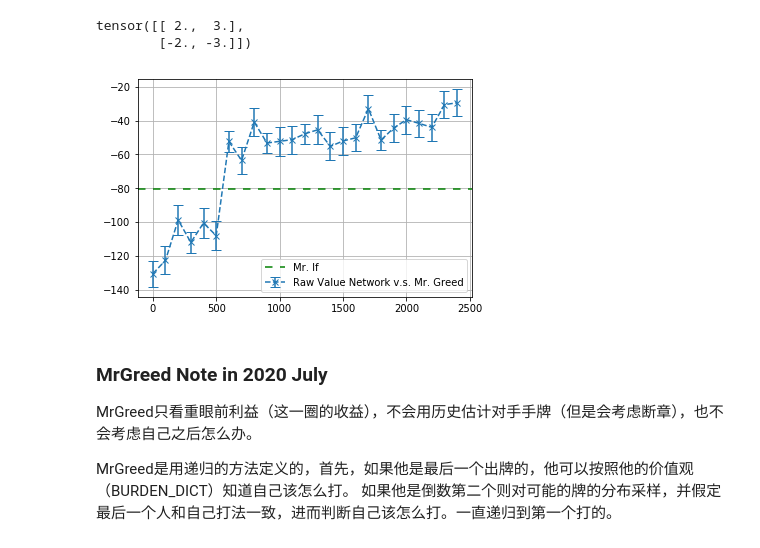
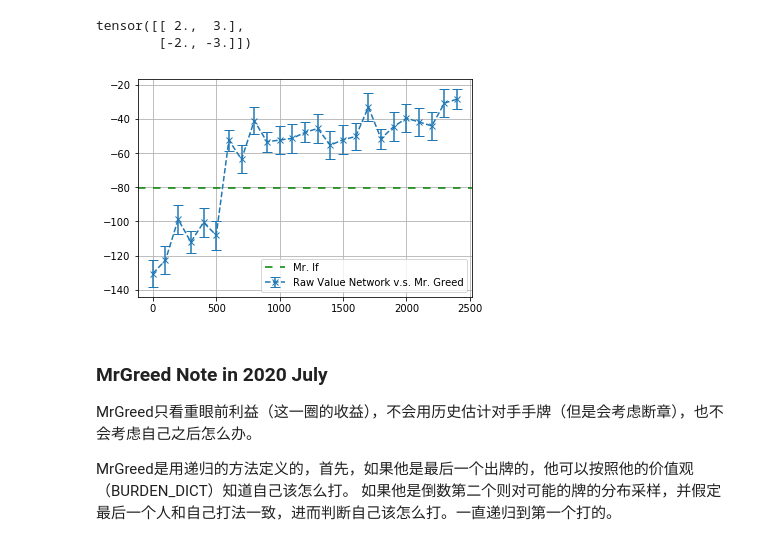
Before and after one commit to Gongzhu-Society/MrIfOffline, a Jupyter notebook: diary.ipynb, the cells around one changed output. Cells and saved outputs as stored; diff of their text form; code cells hidden in the pictures.

```diff
--- a/diary.ipynb
+++ b/diary.ipynb
@@ -133,27 +133,27 @@ tensor([[ 2.,  3.],
 # %%
 import matplotlib.pyplot as plt
 from matplotlib.ticker import AutoMinorLocator,MultipleLocator
 
 t=[0     ,100   ,200  ,300   ,400   ,500   ,600  ,700  ,800  ,900  ,1000 ,1100 ,1200 ,
   1300 ,1400 ,1500 ,1600 ,1700 ,1800 ,1900 ,2000 ,2100 ,2200 ,2300 ,2400 ,]
 v=[-130.6,-122.7,-98.8,-112.1,-100.6,-108.1,-52.4,-63.6,-40.9,-53.3,-52.3,-51.3,-47.8,
-  -45.5,-55.3,-52.1,-50.2,-33.0,-51.5,-44.4,-39.5,-41.7,-44.0,-30.6,-29.5,]
+  -45.5,-55.3,-52.1,-50.2,-33.0,-51.5,-44.4,-39.5,-41.7,-44.0,-30.6,-28.3,]
 e=[7.8   ,8.3   ,8.7  ,6.2   ,8.7   ,8.6   ,6.1  ,8.2  ,8.1  ,5.9  ,8.4  ,8.3  ,5.9  ,
-  8.5  ,8.3  ,8.5  ,8.1  ,8.2  ,5.8  ,8.5  ,8.2  ,8.1  ,8.1  ,8.1  ,8.0  ,]
+  8.5  ,8.3  ,8.5  ,8.1  ,8.2  ,5.8  ,8.5  ,8.2  ,8.1  ,8.1  ,8.1  ,5.7  ,]
 
 fig=plt.figure()
-#fig.set_size_inches(12,9)
+#fig.set_size_inches(4,3)
 ax1=fig.subplots(1)
 #ax1.plot()
 ax1.errorbar(t,v,yerr=e,fmt='x--',capsize=5,label="Raw Value Network v.s. Mr. Greed")
 ax1.axhline(y=-80.3,dashes=(5,5),c='g',label="Mr. If")
 ax1.grid(True,which='both',axis='x')
 ax1.grid(True,which='both',axis='y')
 ax1.legend()#loc=
 #plt.title("")
 plt.show()
 # %% [output]
-[figure, old version]
+[figure, new version]
 # %% [markdown]
 ### MrGreed Note in 2020 July
 
```
Also changed, not shown: 3 other files.
